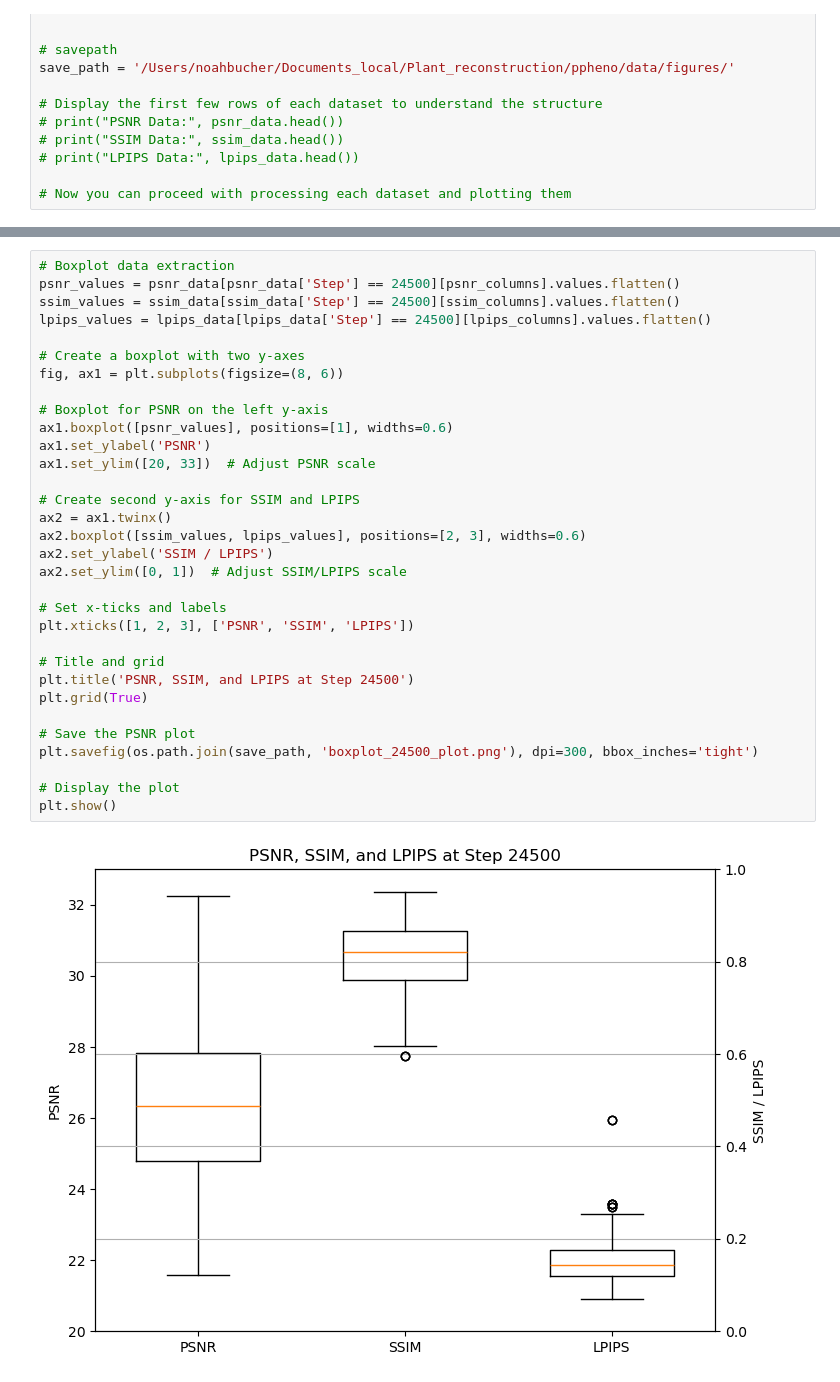
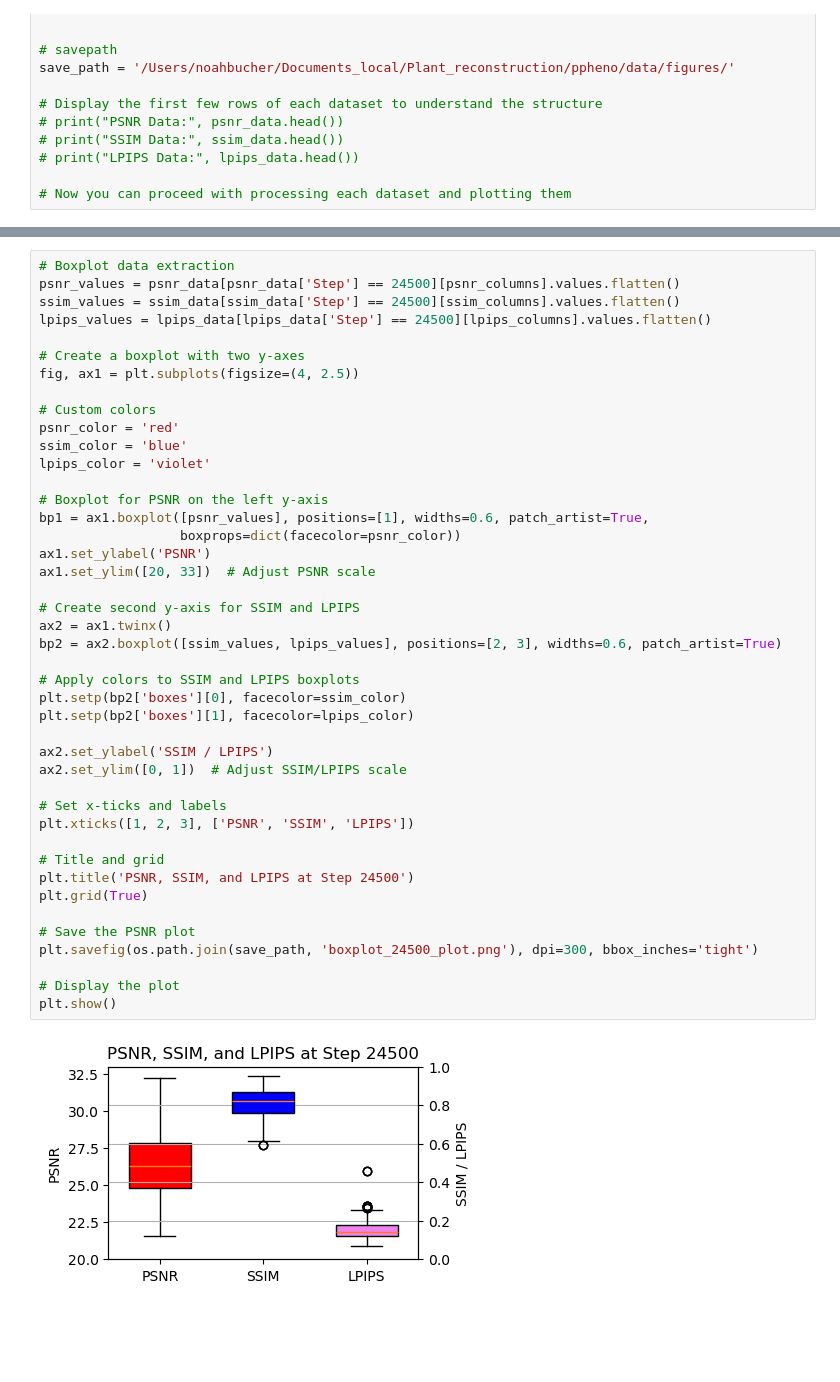
Before and after one commit to noahbu/ppheno, a Jupyter notebook: scripts/wandb/wandb_graphs.ipynb, the cells around one changed output, grey strips where cells are left out. Drawn from its saved outputs; the diff is of its cells as text; blank space fills up the shorter version.

```diff
--- a/scripts/wandb/wandb_graphs.ipynb
+++ b/scripts/wandb/wandb_graphs.ipynb
@@ -223,34 +223,45 @@ plt.show()
 # %%
 # Boxplot data extraction
 psnr_values = psnr_data[psnr_data['Step'] == 24500][psnr_columns].values.flatten()
 ssim_values = ssim_data[ssim_data['Step'] == 24500][ssim_columns].values.flatten()
 lpips_values = lpips_data[lpips_data['Step'] == 24500][lpips_columns].values.flatten()
 
 # Create a boxplot with two y-axes
-fig, ax1 = plt.subplots(figsize=(8, 6))
+fig, ax1 = plt.subplots(figsize=(4, 2.5))
+
+# Custom colors
+psnr_color = 'red'
+ssim_color = 'blue'
+lpips_color = 'violet'
 
 # Boxplot for PSNR on the left y-axis
-ax1.boxplot([psnr_values], positions=[1], widths=0.6)
+bp1 = ax1.boxplot([psnr_values], positions=[1], widths=0.6, patch_artist=True,
+                  boxprops=dict(facecolor=psnr_color))
 ax1.set_ylabel('PSNR')
 ax1.set_ylim([20, 33])  # Adjust PSNR scale
 
 # Create second y-axis for SSIM and LPIPS
 ax2 = ax1.twinx()
-ax2.boxplot([ssim_values, lpips_values], positions=[2, 3], widths=0.6)
+bp2 = ax2.boxplot([ssim_values, lpips_values], positions=[2, 3], widths=0.6, patch_artist=True)
+
+# Apply colors to SSIM and LPIPS boxplots
+plt.setp(bp2['boxes'][0], facecolor=ssim_color)
+plt.setp(bp2['boxes'][1], facecolor=lpips_color)
+
 ax2.set_ylabel('SSIM / LPIPS')
 ax2.set_ylim([0, 1])  # Adjust SSIM/LPIPS scale
 
 # Set x-ticks and labels
 plt.xticks([1, 2, 3], ['PSNR', 'SSIM', 'LPIPS'])
 
 # Title and grid
 plt.title('PSNR, SSIM, and LPIPS at Step 24500')
 plt.grid(True)
 
 # Save the PSNR plot
 plt.savefig(os.path.join(save_path, 'boxplot_24500_plot.png'), dpi=300, bbox_inches='tight')
 
 # Display the plot
 plt.show()
 # %% [output]
-[figure, old version]
+[figure, new version]
```
Also changed, not shown: parts of 5 cells of this notebook, 24 other files.
